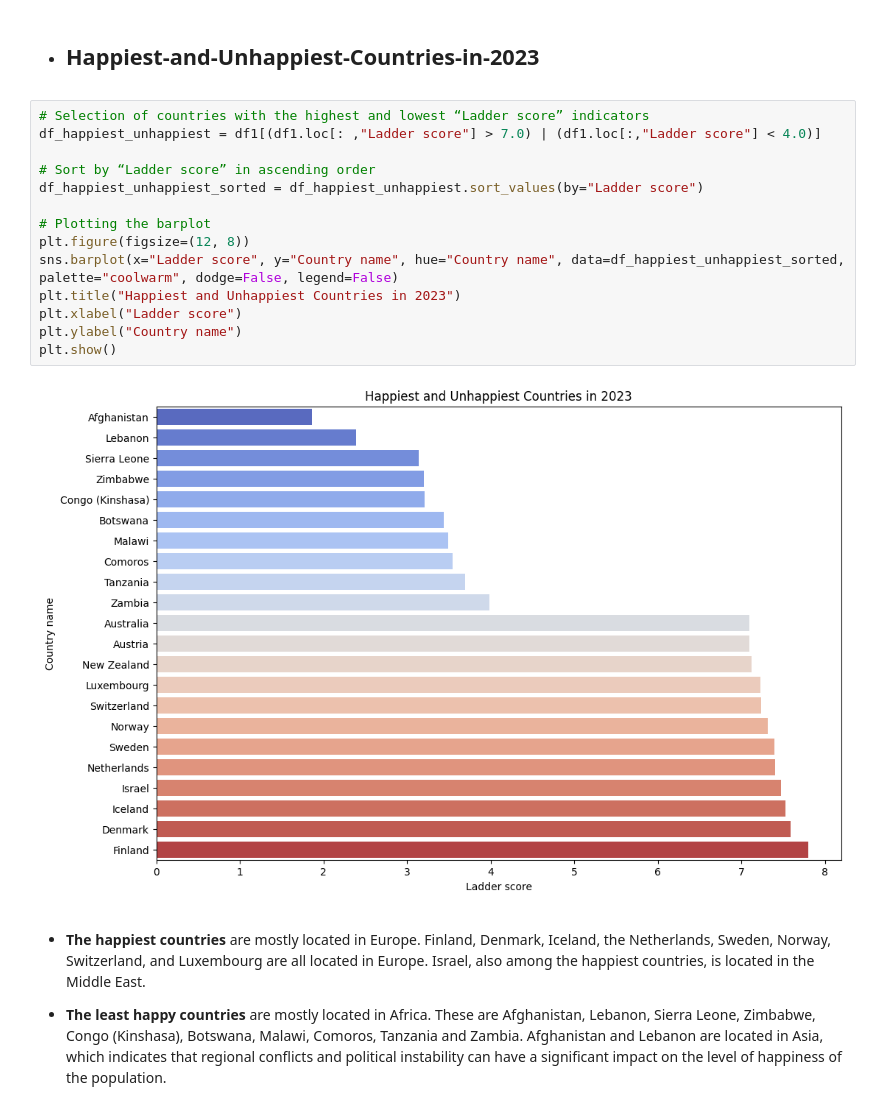
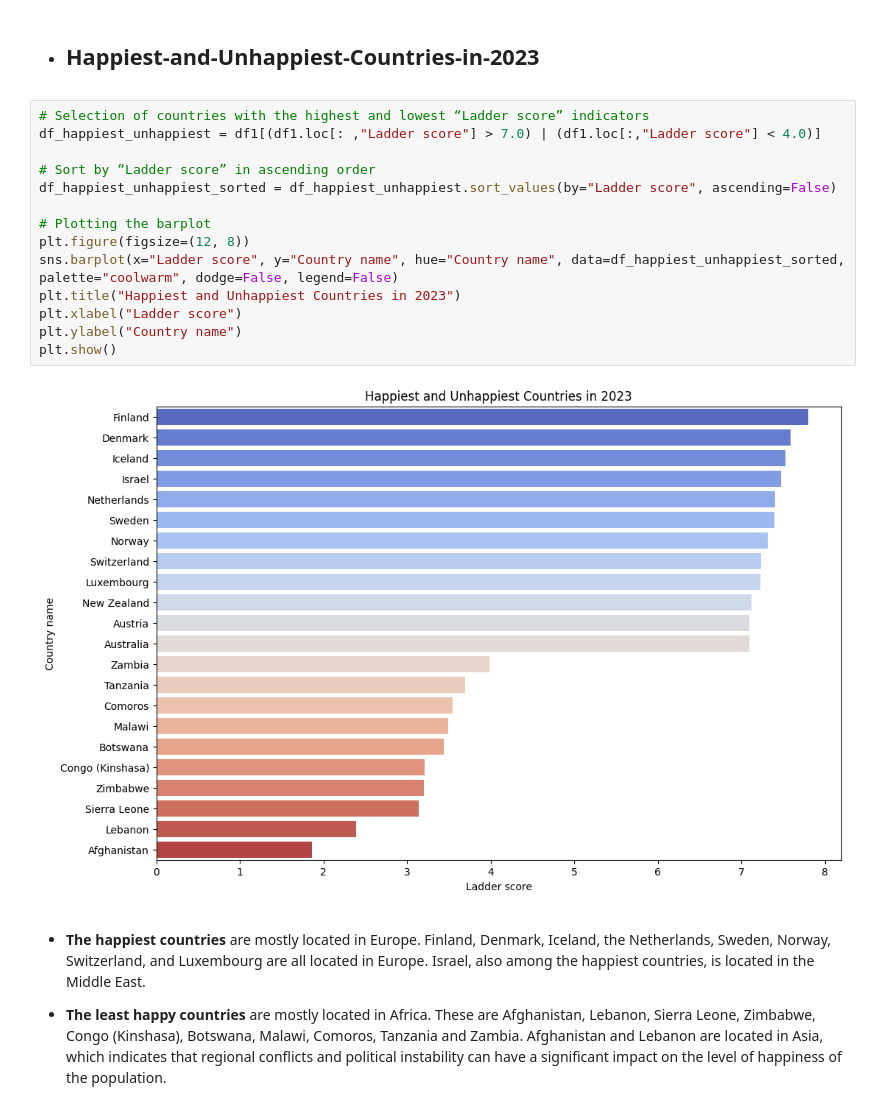
Before and after one commit to YaninaChukanova/ELO-Data-Analysis-Project-Country-Happiness-Ranking, a Jupyter notebook: milestone/milestone_3/analysis.ipynb, the cells around one changed output. Cells and saved outputs as stored; diff of their text form.

```diff
--- a/milestone/milestone_3/analysis.ipynb
+++ b/milestone/milestone_3/analysis.ipynb
@@ -349,19 +368,19 @@ The visualization shows that happiness in countries is determined by a combinati
 # %%
 # Selection of countries with the highest and lowest “Ladder score” indicators
 df_happiest_unhappiest = df1[(df1.loc[: ,"Ladder score"] > 7.0) | (df1.loc[:,"Ladder score"] < 4.0)]
 
 # Sort by “Ladder score” in ascending order
-df_happiest_unhappiest_sorted = df_happiest_unhappiest.sort_values(by="Ladder score")
+df_happiest_unhappiest_sorted = df_happiest_unhappiest.sort_values(by="Ladder score", ascending=False)
 
 # Plotting the barplot
 plt.figure(figsize=(12, 8))
 sns.barplot(x="Ladder score", y="Country name", hue="Country name", data=df_happiest_unhappiest_sorted, palette="coolwarm", dodge=False, legend=False)
 plt.title("Happiest and Unhappiest Countries in 2023")
 plt.xlabel("Ladder score")
 plt.ylabel("Country name")
 plt.show()
 # %% [output]
-[figure, old version]
+[figure, new version]
 # %% [markdown]
 * **The happiest countries** are mostly located in Europe. Finland, Denmark, Iceland, the Netherlands, Sweden, Norway, Switzerland, and Luxembourg are all located in Europe.
 Israel, also among the happiest countries, is located in the Middle East.
```
Also changed, not shown: parts of 6 cells of this notebook, 9 other files.
